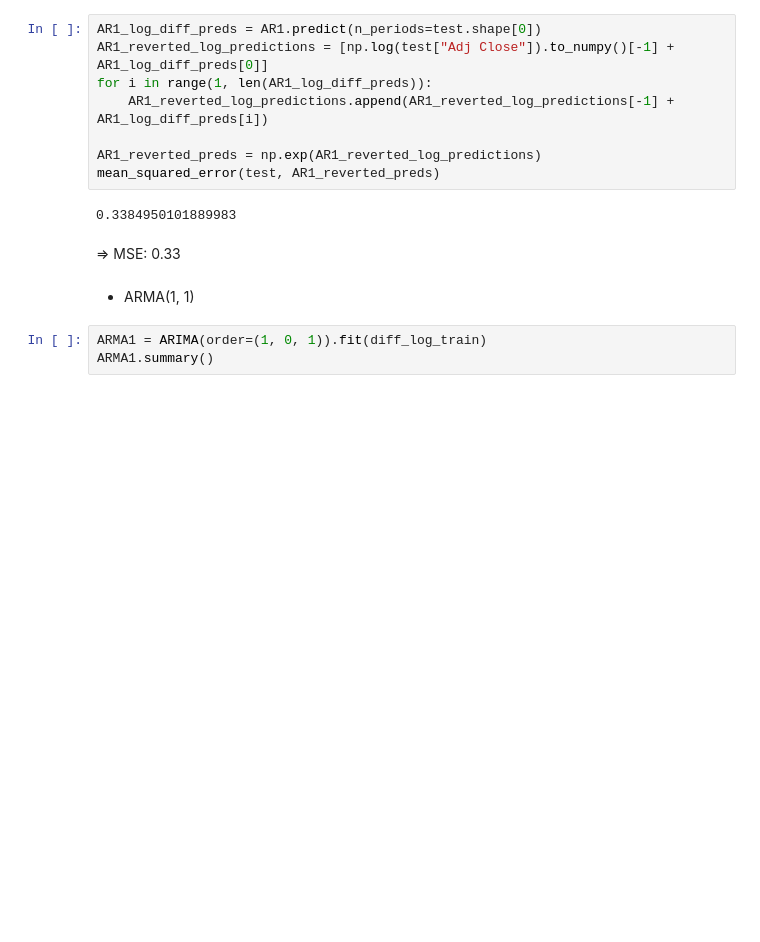
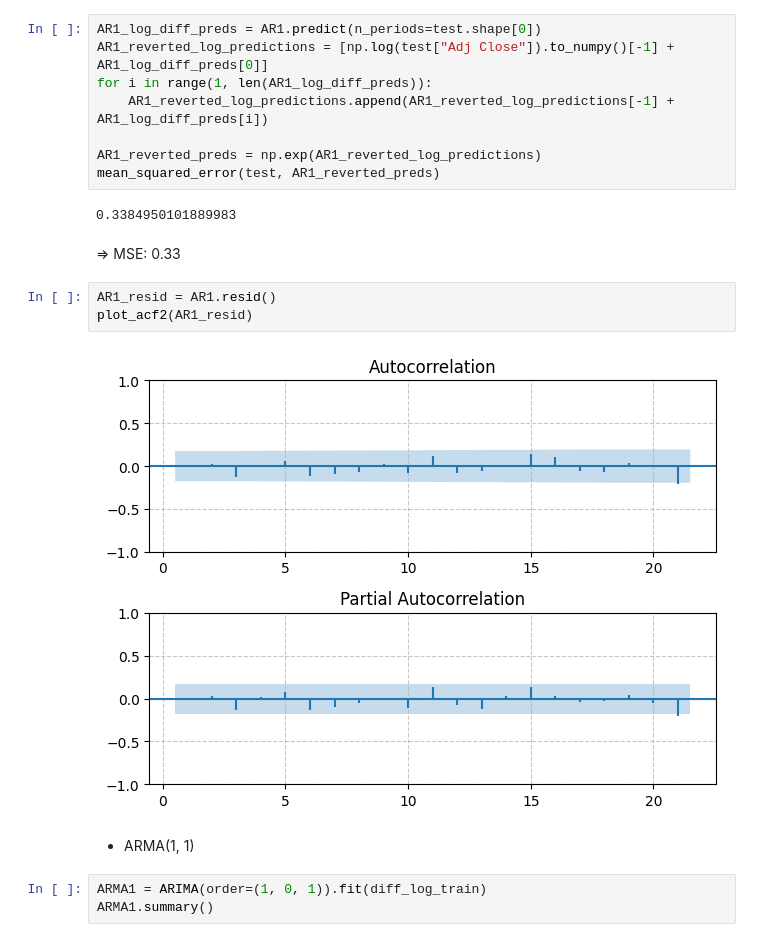
Before and after one commit to anbit192/stocks-anime-analyze, a Jupyter notebook: codes/nintendo-arima.ipynb, the cells around one changed output. Saved outputs shown, nothing was run; the diff lists cells and outputs as text; blank space fills up the shorter version.

```diff
--- a/codes/nintendo-arima.ipynb
+++ b/codes/nintendo-arima.ipynb
@@ -221,6 +265,11 @@ mean_squared_error(test, AR1_reverted_preds)
 0.3384950101889983
 # %% [markdown]
 => MSE: 0.33
+# %%
+AR1_resid = AR1.resid()
+plot_acf2(AR1_resid)
+# %% [output]
+[figure, added]
 # %% [markdown]
 - ARMA(1, 1)
 # %%
```
Also changed, not shown: parts of 24 cells of this notebook, 3 other files.
